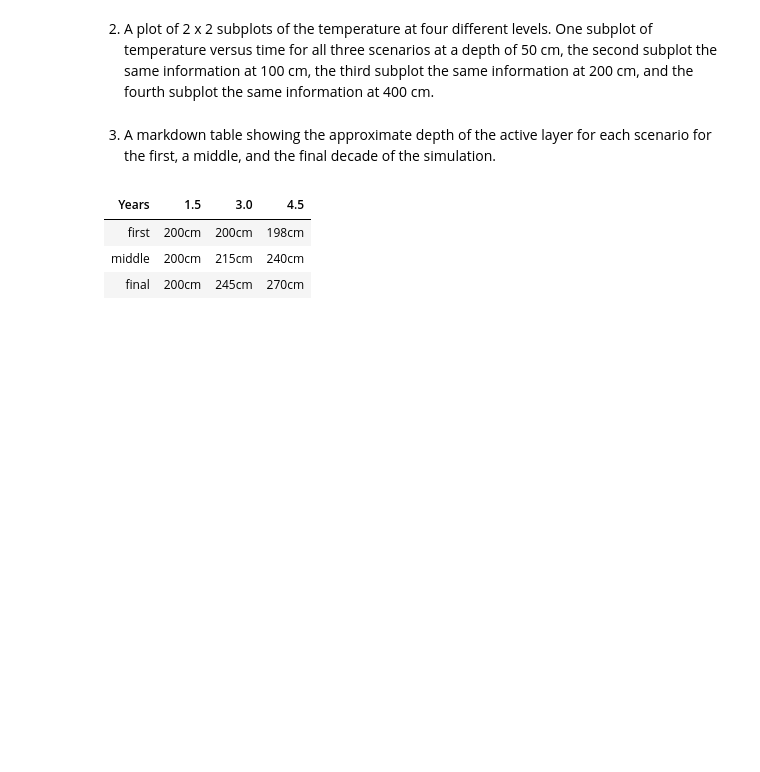
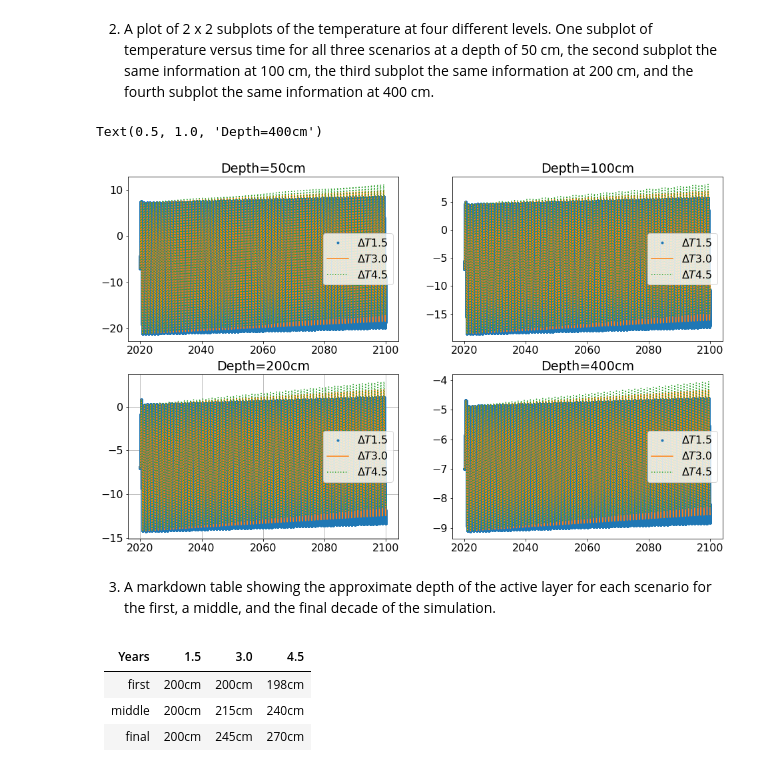
Before and after one commit to yao24/geos518-fall-2021, a Jupyter notebook: mod03/mod03_1D-Diffusion-Assignment.ipynb, the cells around one changed output. Cells and saved outputs as stored; diff of their text form; code cells hidden in the pictures; blank space fills up the shorter version.

```diff
--- a/mod03/mod03_1D-Diffusion-Assignment.ipynb
+++ b/mod03/mod03_1D-Diffusion-Assignment.ipynb
@@ -216,33 +240,36 @@ iz400 = (np.absolute(z-400.0)).argmin()
 # %%
 plt.figure(figsize=(16,10))
 plt.subplot(2,2,1)
 plt.plot(t,Ts15[iz50,:],'.',label='$\Delta T 1.5$')
 plt.plot(t,Ts30[iz50,:],label='$\Delta T 3.0$')
 plt.plot(t,Ts45[iz50,:],':',label='$\Delta T 4.5$')
 plt.legend()
 plt.title('Depth=50cm')
 
 plt.subplot(2,2,2)
 plt.plot(t,Ts15[iz100,:],'.',label='$\Delta T 1.5$')
 plt.plot(t,Ts30[iz100,:],label='$\Delta T 3.0$')
 plt.plot(t,Ts45[iz100,:],':',label='$\Delta T 4.5$')
 plt.legend()
 plt.title('Depth=100cm')
 
 plt.subplot(2,2,3)
 plt.plot(t,Ts15[iz200,:],'.',label='$\Delta T 1.5$')
 plt.plot(t,Ts30[iz200,:],label='$\Delta T 3.0$')
 plt.plot(t,Ts45[iz200,:],':',label='$\Delta T 4.5$')
 plt.legend()
 plt.grid()
 plt.title('Depth=200cm')
 
 plt.subplot(2,2,4)
-plt.plot(t,Ts15[iz400,:],label='$\Delta T 1.5$')
+plt.plot(t,Ts15[iz400,:],'.',label='$\Delta T 1.5$')
 plt.plot(t,Ts30[iz400,:],label='$\Delta T 3.0$')
-plt.plot(t,Ts45[iz400,:],label='$\Delta T 4.5$')
+plt.plot(t,Ts45[iz400,:],':',label='$\Delta T 4.5$')
 plt.legend()
 plt.title('Depth=400cm')
+# %% [output]
+Text(0.5, 1.0, 'Depth=400cm')
+[figure, added]
 # %% [markdown]
 3. A markdown table showing the approximate depth of the active layer for each scenario for the first, a middle, and the final decade of the simulation.
 # %% [markdown]
```
Also changed, not shown: parts of 9 cells of this notebook, 2 other files.
